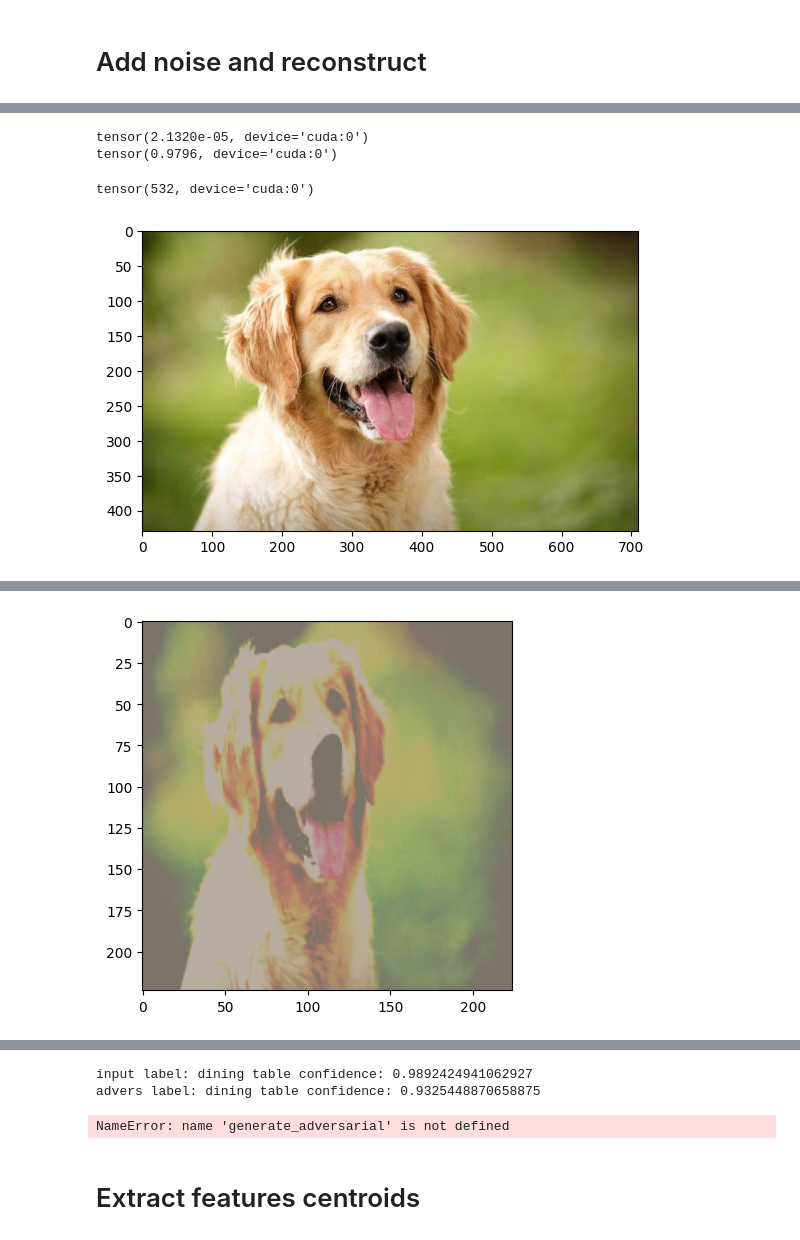
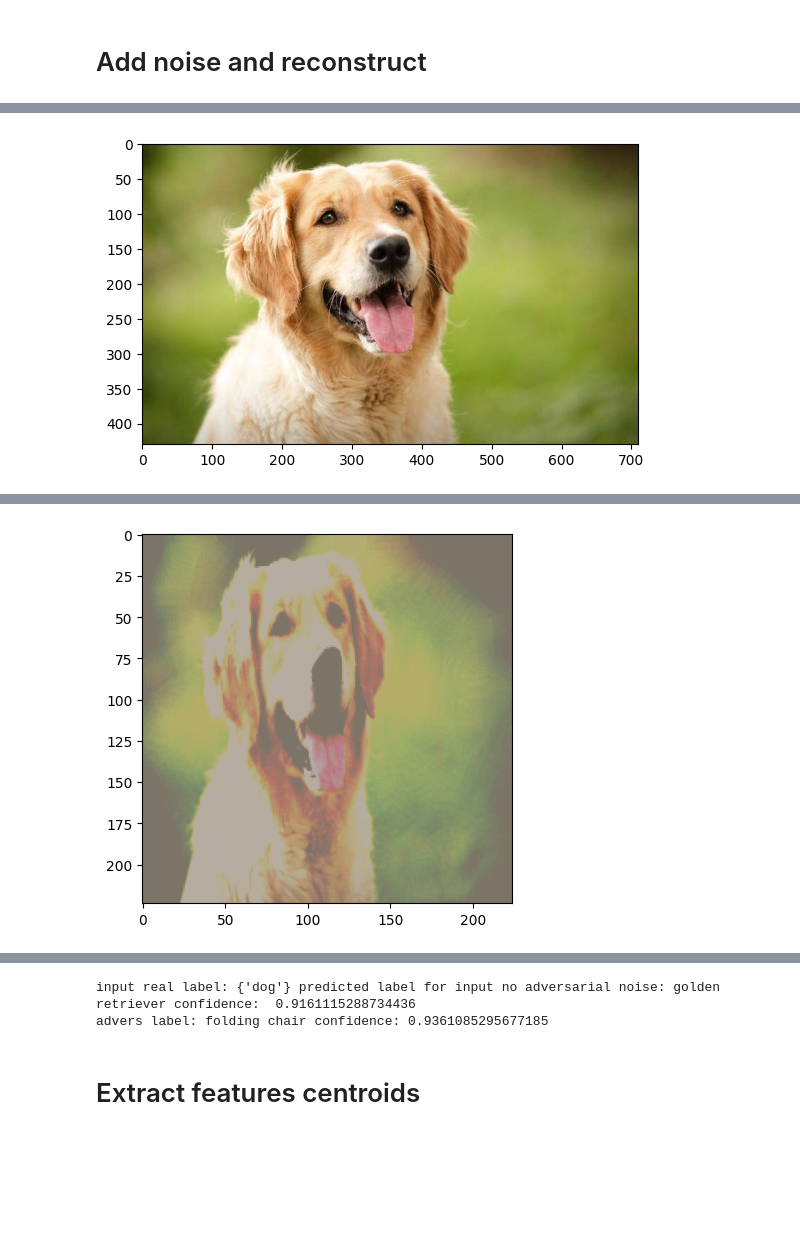
Before and after one commit to HugoLG/adversarial_noise, a Jupyter notebook: Test Adversarial Noise.ipynb, the cells around one changed output, grey strips where cells are left out. Cells and saved outputs as stored; diff of their text form; code cells hidden in the pictures; blank space fills up the shorter version.

```diff
--- a/Test Adversarial Noise.ipynb
+++ b/Test Adversarial Noise.ipynb
@@ -50,32 +29,27 @@ advers label: dining table confidence: 0.9373831152915955
-# %%
-print(advers_res["probabilities"][532])
-print(dog_res["probabilities"][532])
-# %% [output]
-tensor(2.1320e-05, device='cuda:0')
-tensor(0.9796, device='cuda:0')
-# %%
-advers_res["probabilities"].argmax()
-# %% [output]
-tensor(532, device='cuda:0')
 # %%
 input_path = "dog.jpg"
+real_input_label = "dog"
+# uncomment following lines for an example that doesn't work, optimiser cannot modify image to match desired label
+# UPDATE: it does work with a very high epsilon value and a high number of steps, similarity still not great
+# input_path = "folding chair/images/folding_chair_1.jpg"
+# real_input_label = "folding chair"
 plt.imshow(Image.open(input_path).convert("RGB"))
 plt.show()
 input_res = classify_image(input_path)
-advers_img = generate_adversarial(input_path, "dining table")
+advers_img = generate_adversarial(input_path, "dining table", steps=100, epsilon=0.05)
 # advers_res = classify_image(Image.fromarray(advers_img), True)
 advers_res = classify_image(advers_img, True)
 plt.imshow(advers_img)
 plt.show()
-print("input", "label:", dog_res["label"], "confidence:", dog_res["confidence"])
+print("input", "real label:", {real_input_label}, "predicted label for input no adversarial noise:", input_res["label"], "confidence: ", input_res["confidence"])
 print("advers", "label:", advers_res["label"], "confidence:", advers_res["confidence"])
 
-advers_img = generate_adversarial(input_path, "folding chair")
+advers_img = generate_and_save_adversarial(input_path, "folding chair", "output_advers_folding_chair.jpg", steps=200)
 # advers_res = classify_image(Image.fromarray(advers_img), True)
 advers_res = classify_image(advers_img, True)
 plt.imshow(advers_img)
 plt.show()
-print("input", "label:", dog_res["label"], "confidence:", dog_res["confidence"])
+print("input", "real label:", {real_input_label}, "predicted label for input no adversarial noise:", input_res["label"], "confidence: ", input_res["confidence"])
 print("advers", "label:", advers_res["label"], "confidence:", advers_res["confidence"])
 # %% [output]
 [figure]
@@ -84,0 +68 @@ Step 0, Loss: 96.3838
+[figure]
@@ -102 +85,0 @@ Step 490, Loss: 4.2851
-[figure]
@@ -103,12 +87,5 @@ Step 490, Loss: 4.2851
-input label: dining table confidence: 0.9892424941062927
-advers label: dining table confidence: 0.9325448870658875
+input real label: {'dog'} predicted label for input no adversarial noise: golden retriever confidence:  0.9161115288734436
+advers label: folding chair confidence: 0.9361085295677185
-# %%
-advers_image = generate_adversarial("dog.jpg", None)
-
-plt.imshow(advers_image)
-plt.show()
-# %% [output]
-NameError: name 'generate_adversarial' is not defined
 # %% [markdown]
 # Extract features centroids
 # %%
```
Also changed, not shown: parts of 2 cells of this notebook, 3 other files.
